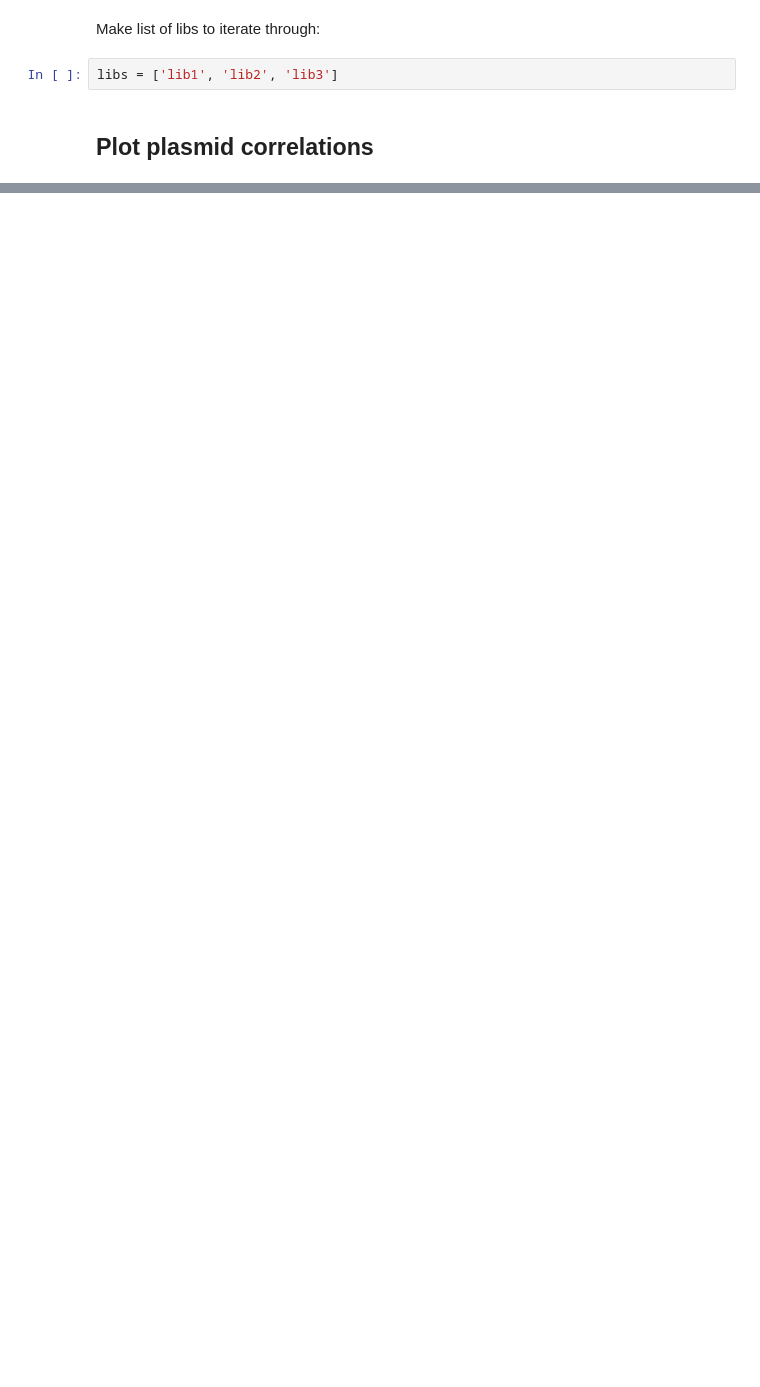
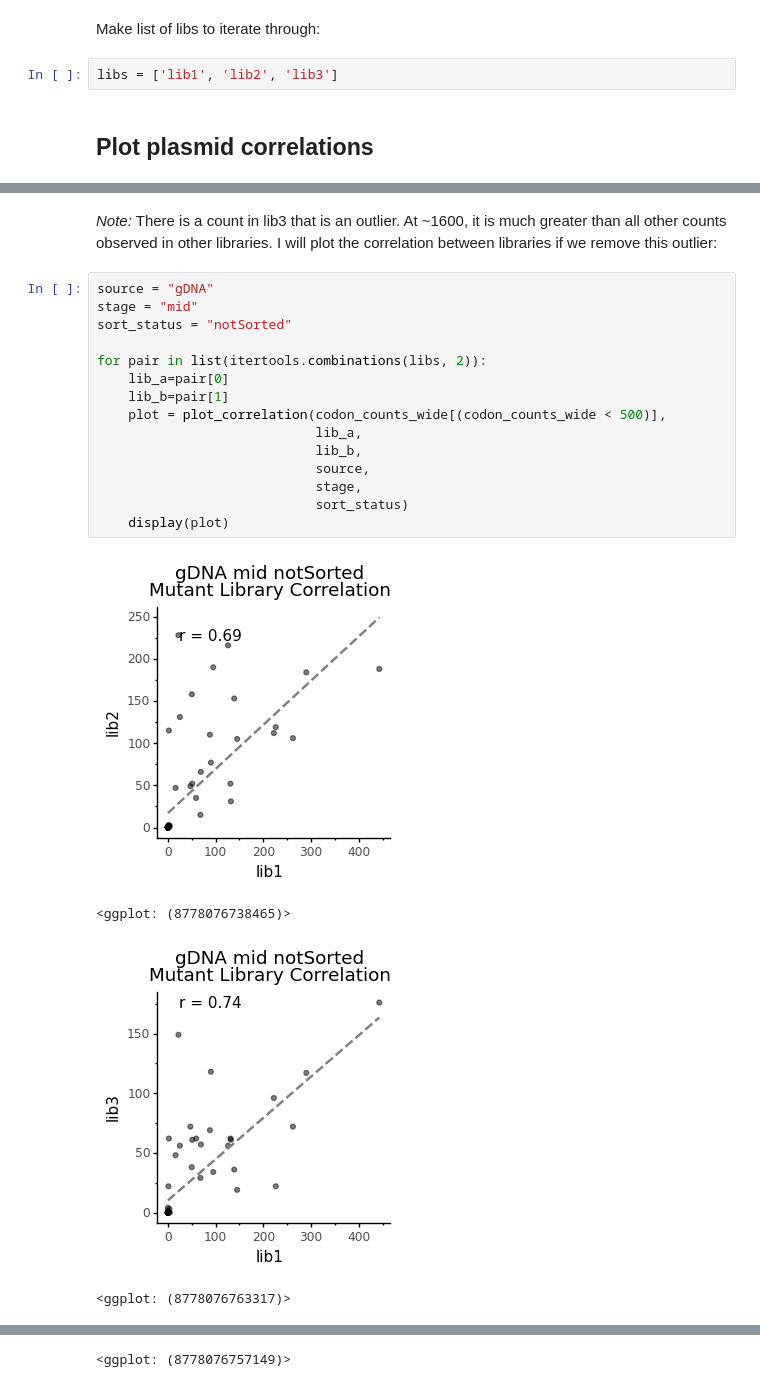
Before and after one commit to dbacsik/ns5_small_mutagenesis, a Jupyter notebook: site_734_correlations.py.ipynb, the cells around one changed output, grey strips where cells are left out. Drawn from its saved outputs; the diff is of its cells as text; blank space fills up the shorter version.

```diff
--- a/site_734_correlations.py.ipynb
+++ b/site_734_correlations.py.ipynb
@@ -146,0 +202,22 @@ print(list(itertools.permutations(libs, 2)))
+# %% [markdown]
+*Note:* There is a count in lib3 that is an outlier. At ~1600, it is much greater than all other counts observed in other libraries. I will plot the correlation between libraries if we remove this outlier:
+# %%
+source = "gDNA"
+stage = "mid"
+sort_status = "notSorted"
+
+for pair in list(itertools.combinations(libs, 2)):
+    lib_a=pair[0]
+    lib_b=pair[1]
+    plot = plot_correlation(codon_counts_wide[(codon_counts_wide < 500)],
+                            lib_a,
+                            lib_b,
+                            source,
+                            stage,
+                            sort_status)
+    display(plot)
+# %% [output]
+[figure, added]
+<ggplot: (8778076738465)>
+[figure, added]
+<ggplot: (8778076763317)>
@@ -146,0 +225 @@ print(list(itertools.permutations(libs, 2)))
+<ggplot: (8778076757149)>
```
Also changed, not shown: parts of 13 cells of this notebook.
